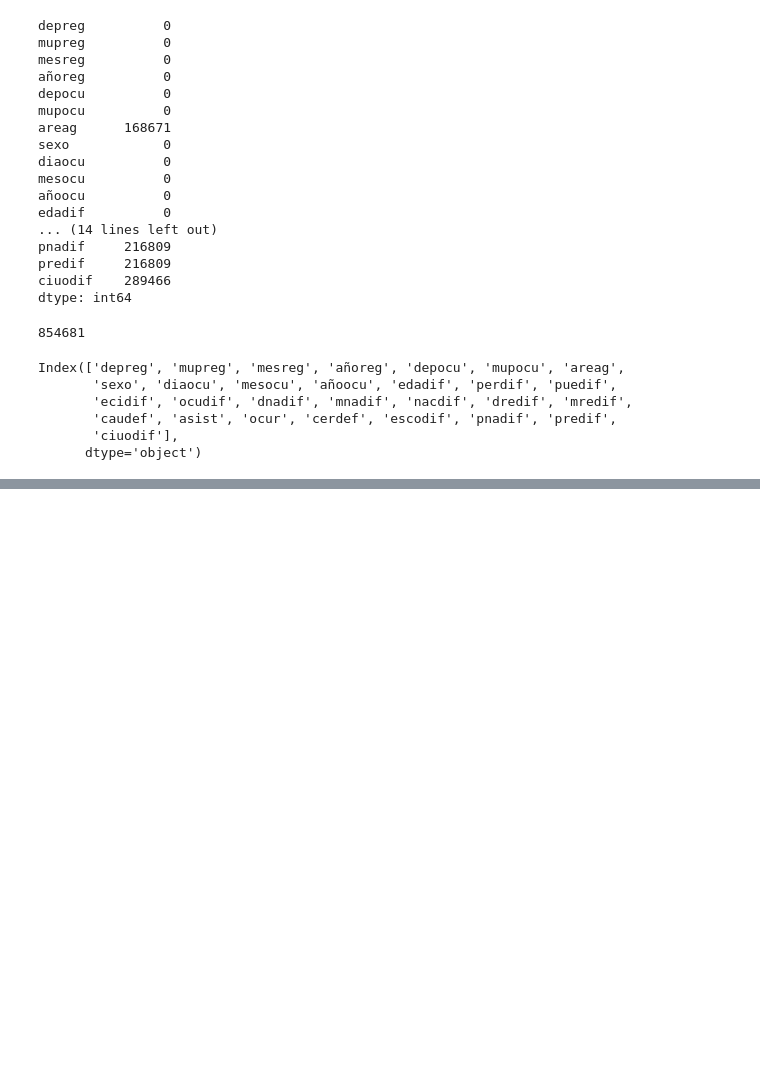
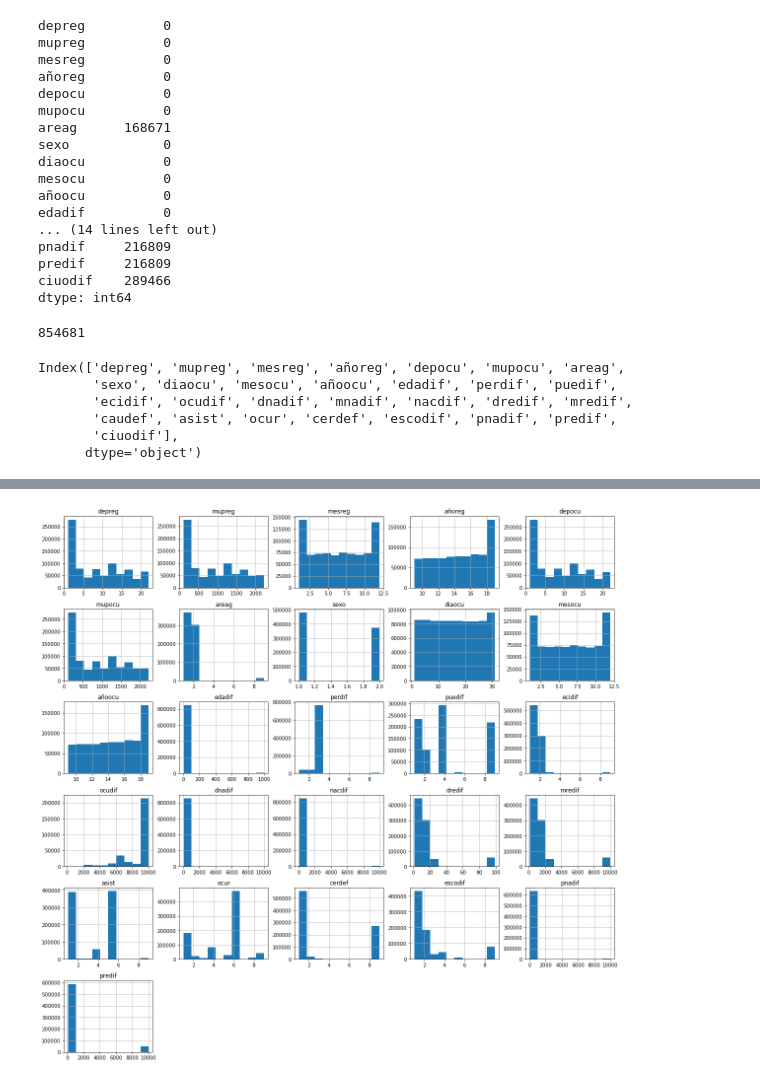
Before and after one commit to AxelLeo129/ProyectoDataMining, a Jupyter notebook: Proyecto.ipynb, the cells around one changed output, grey strips where cells are left out. Saved outputs shown, nothing was run; the diff lists cells and outputs as text; code cells hidden in the pictures; blank space fills up the shorter version.

```diff
--- a/Proyecto.ipynb
+++ b/Proyecto.ipynb
@@ -102,0 +148,6 @@ for i in range(0,29):
+# %%
+fig, ax = plt.subplots(figsize = (20,20))
+df2.hist(ax = ax)
+fig.savefig("C:/Users/LENOVO/Desktop\Clases/Minería de datos/Github/ProyectoDataMining/Imagenes/histogramas.pdf")
+# %% [output]
+[figure, added]
```
Also changed, not shown: parts of 9 cells of this notebook, 31 other files.
